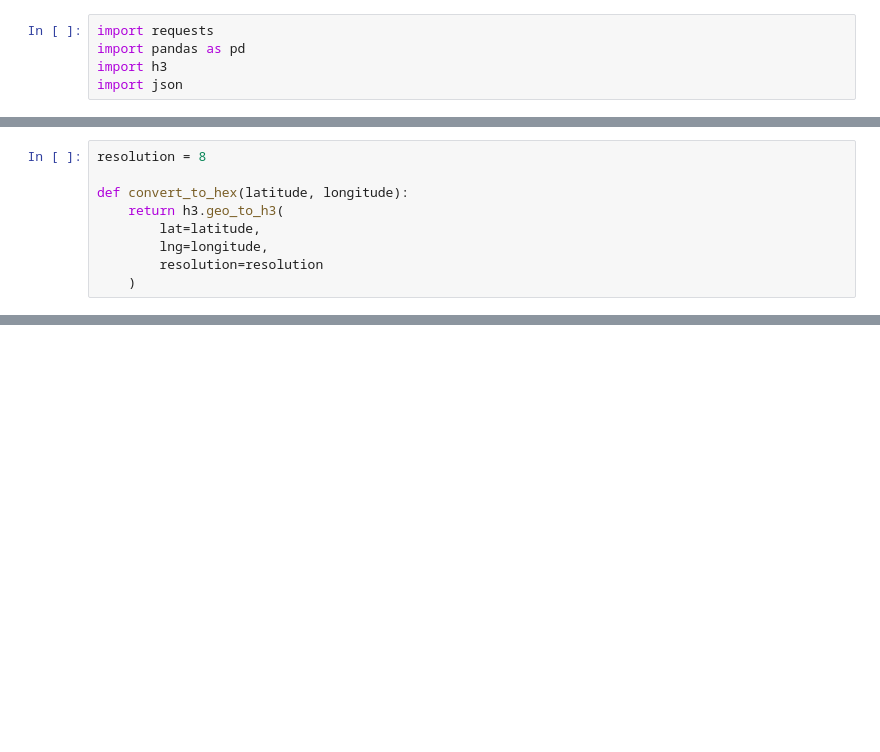
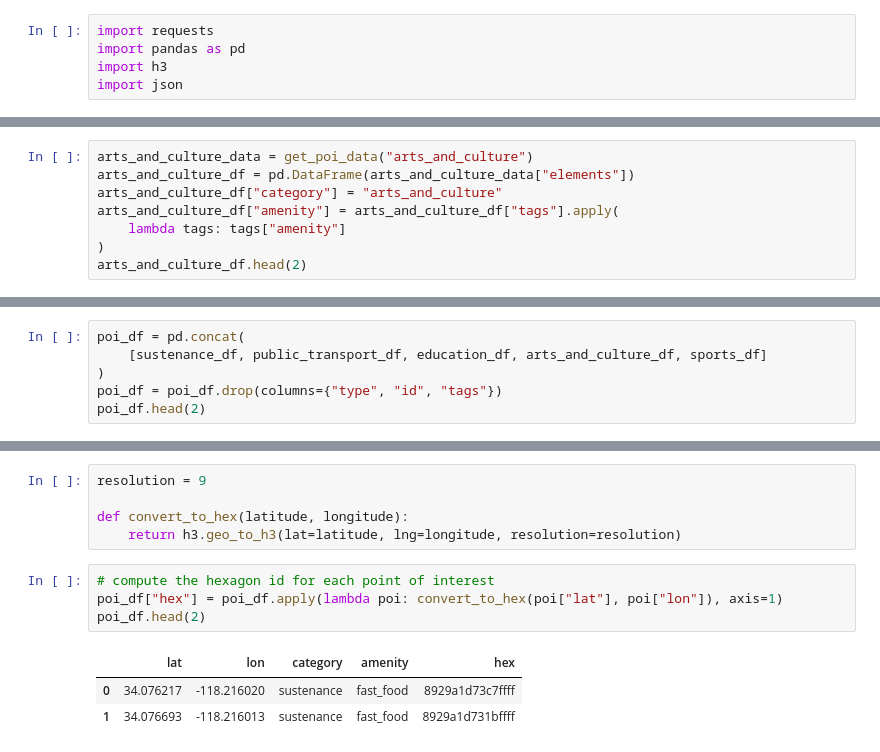
Before and after one commit to katekuian/aa_2021_magma, a Jupyter notebook: 01_data_collection_and_preparation/04_pois.ipynb, the cells around one changed output, grey strips where cells are left out. Cells and saved outputs as stored; diff of their text form; blank space fills up the shorter version.

Commit message:
Increase resolution, comment notebook, format code

```diff
--- a/01_data_collection_and_preparation/04_pois.ipynb
+++ b/01_data_collection_and_preparation/04_pois.ipynb
@@ -121,9 +5,0 @@ poi_df.head(2)
-# %%
-resolution = 8
-
-def convert_to_hex(latitude, longitude):
-    return h3.geo_to_h3(
-        lat=latitude,
-        lng=longitude,
-        resolution=resolution
-    )
@@ -259,0 +94,8 @@ trips_df.to_pickle('../00_data/trips.pkl')
+# %%
+arts_and_culture_data = get_poi_data("arts_and_culture")
+arts_and_culture_df = pd.DataFrame(arts_and_culture_data["elements"])
+arts_and_culture_df["category"] = "arts_and_culture"
+arts_and_culture_df["amenity"] = arts_and_culture_df["tags"].apply(
+    lambda tags: tags["amenity"]
+)
+arts_and_culture_df.head(2)
@@ -259,0 +115,6 @@ trips_df.to_pickle('../00_data/trips.pkl')
+# %%
+poi_df = pd.concat(
+    [sustenance_df, public_transport_df, education_df, arts_and_culture_df, sports_df]
+)
+poi_df = poi_df.drop(columns={"type", "id", "tags"})
+poi_df.head(2)
@@ -259,0 +132,13 @@ trips_df.to_pickle('../00_data/trips.pkl')
+# %%
+resolution = 9
+
+def convert_to_hex(latitude, longitude):
+    return h3.geo_to_h3(lat=latitude, lng=longitude, resolution=resolution)
+# %%
+# compute the hexagon id for each point of interest
+poi_df["hex"] = poi_df.apply(lambda poi: convert_to_hex(poi["lat"], poi["lon"]), axis=1)
+poi_df.head(2)
+# %% [output]
+|  | lat | lon | category | amenity | hex |
+| 0 | 34.076217 | -118.216020 | sustenance | fast_food | 8929a1d73c7ffff |
+| 1 | 34.076693 | -118.216013 | sustenance | fast_food | 8929a1d731bffff |
```
Also changed, not shown: parts of 47 cells of this notebook.
